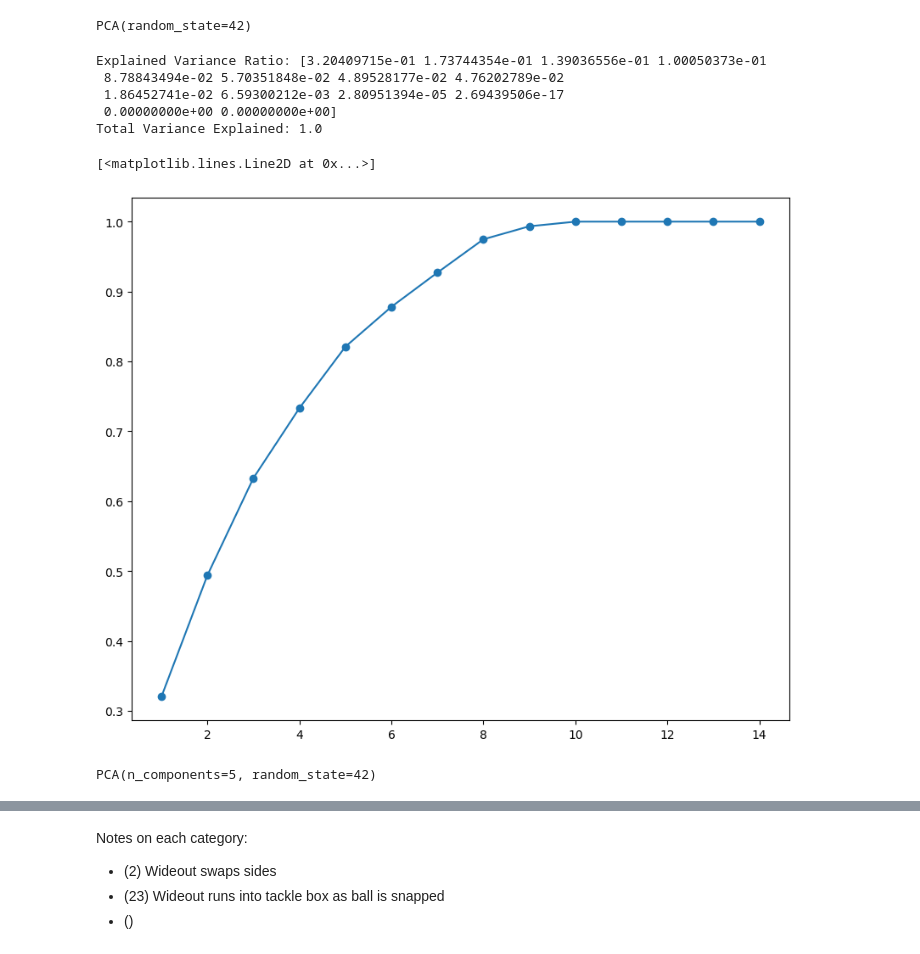
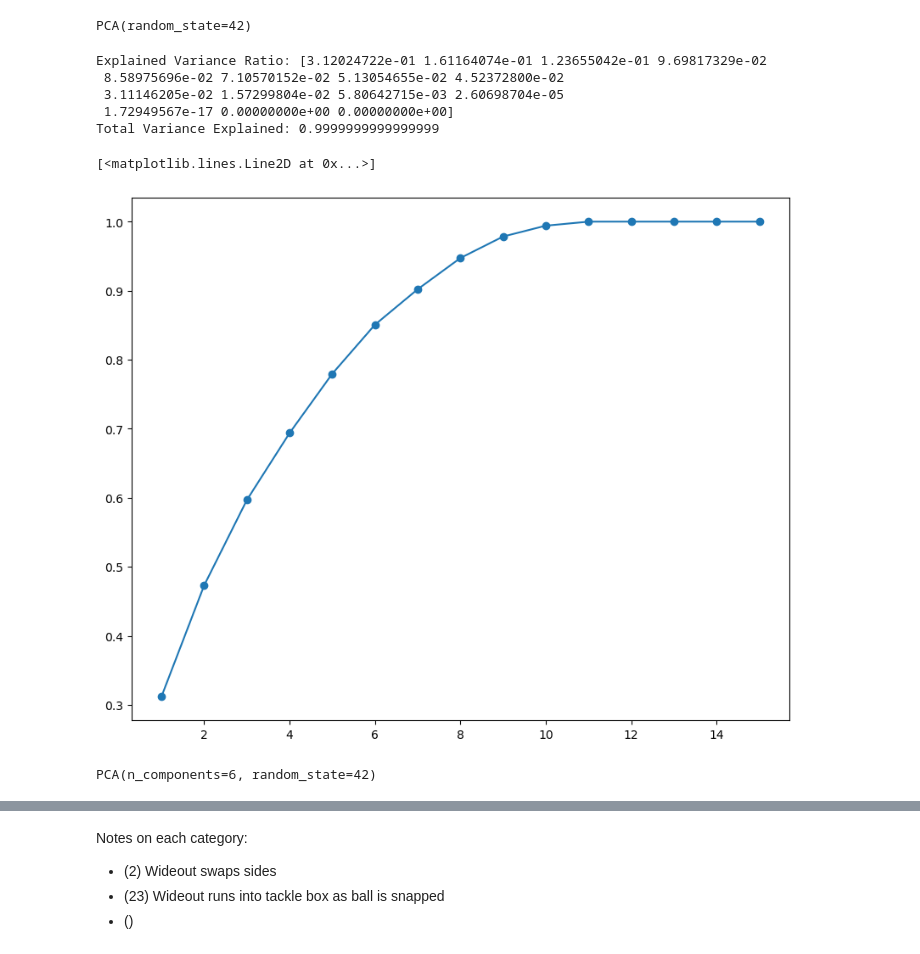
Before and after one commit to etienne-busnel/NFL-Big-Data-Bowl-2025, a Jupyter notebook: Motion_Classification.ipynb, the cells around one changed output, grey strips where cells are left out. Saved outputs shown, nothing was run; the diff lists cells and outputs as text; code cells hidden in the pictures.

```diff
--- a/Motion_Classification.ipynb
+++ b/Motion_Classification.ipynb
@@ -9,4 +9,4 @@ np.random.seed(42)
 # %%
 df_motion = pd.read_csv('clustering_columns.csv')
 # %%
-df_motion.head()
+df_motion = df_motion.drop('position',axis=1)
@@ -42,23 +35,23 @@ explained_variance = pca.explained_variance_ratio_
 print("Explained Variance Ratio:", explained_variance)
 print("Total Variance Explained:", np.sum(explained_variance))
 # %% [output]
-Explained Variance Ratio: [3.20409715e-01 1.73744354e-01 1.39036556e-01 1.00050373e-01
- 8.78843494e-02 5.70351848e-02 4.89528177e-02 4.76202789e-02
- 1.86452741e-02 6.59300212e-03 2.80951394e-05 2.69439506e-17
- 0.00000000e+00 0.00000000e+00]
-Total Variance Explained: 1.0
+Explained Variance Ratio: [3.12024722e-01 1.61164074e-01 1.23655042e-01 9.69817329e-02
+ 8.58975696e-02 7.10570152e-02 5.13054655e-02 4.52372800e-02
+ 3.11146205e-02 1.57299804e-02 5.80642715e-03 2.60698704e-05
+ 1.72949567e-17 0.00000000e+00 0.00000000e+00]
+Total Variance Explained: 0.9999999999999999
 # %%
 plt.figure(figsize = (10,8))
-plt.plot(range(1,15), pca.explained_variance_ratio_.cumsum(), marker = 'o')
+plt.plot(range(1,16), pca.explained_variance_ratio_.cumsum(), marker = 'o')
 # %% [output]
 [<matplotlib.lines.Line2D at 0x...>]
-[figure, old version]
+[figure, new version]
 # %%
 #to preserve ~80% of variance, set n_components=5
-pca = PCA(n_components=5, random_state=42)
+pca = PCA(n_components=6, random_state=42)
 pca.fit(df_motion_scaled)
 # %% [output]
-PCA(n_components=5, random_state=42)
+PCA(n_components=6, random_state=42)
 # %%
 x_pca = pca.transform(df_motion_scaled)
 # %%
```
Also changed, not shown: parts of 7 cells of this notebook, 4 other files.
